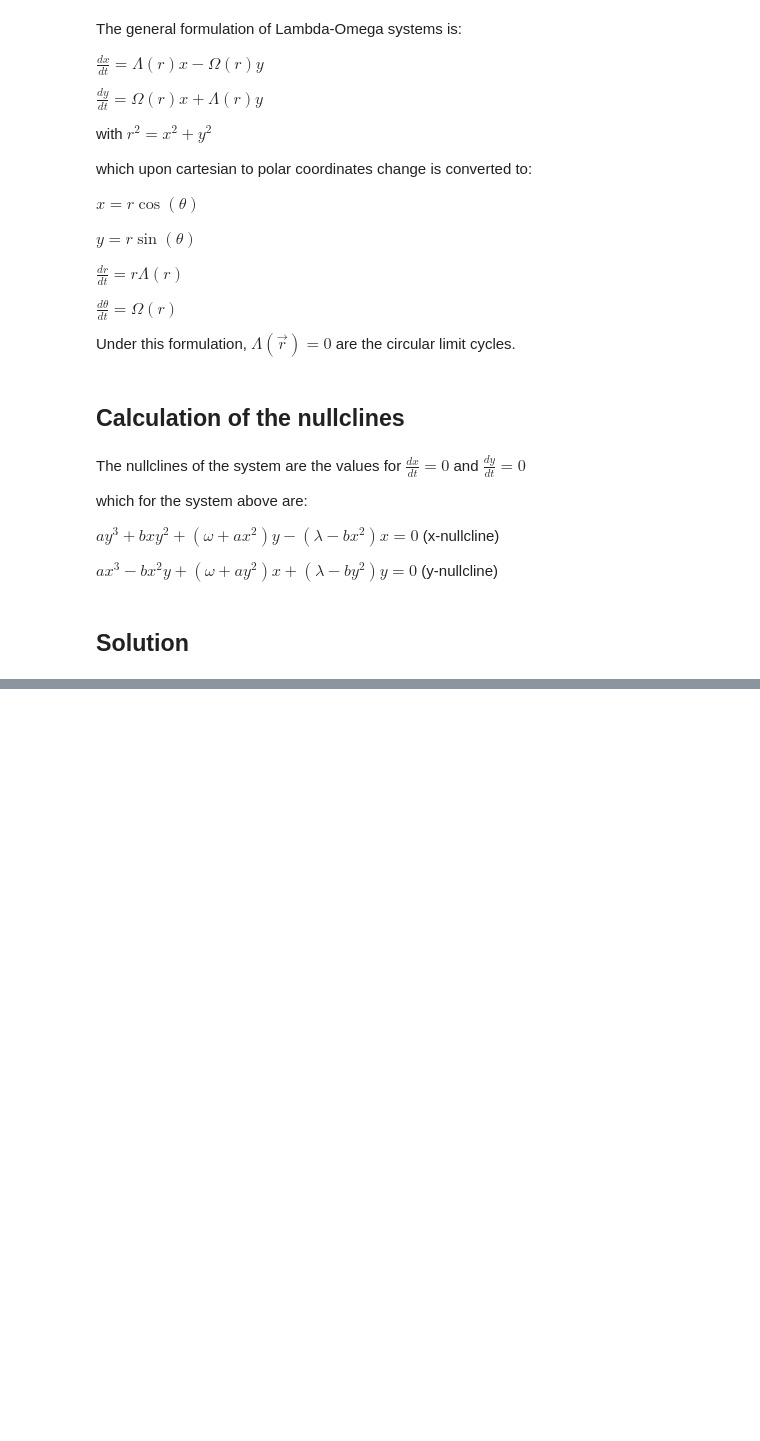
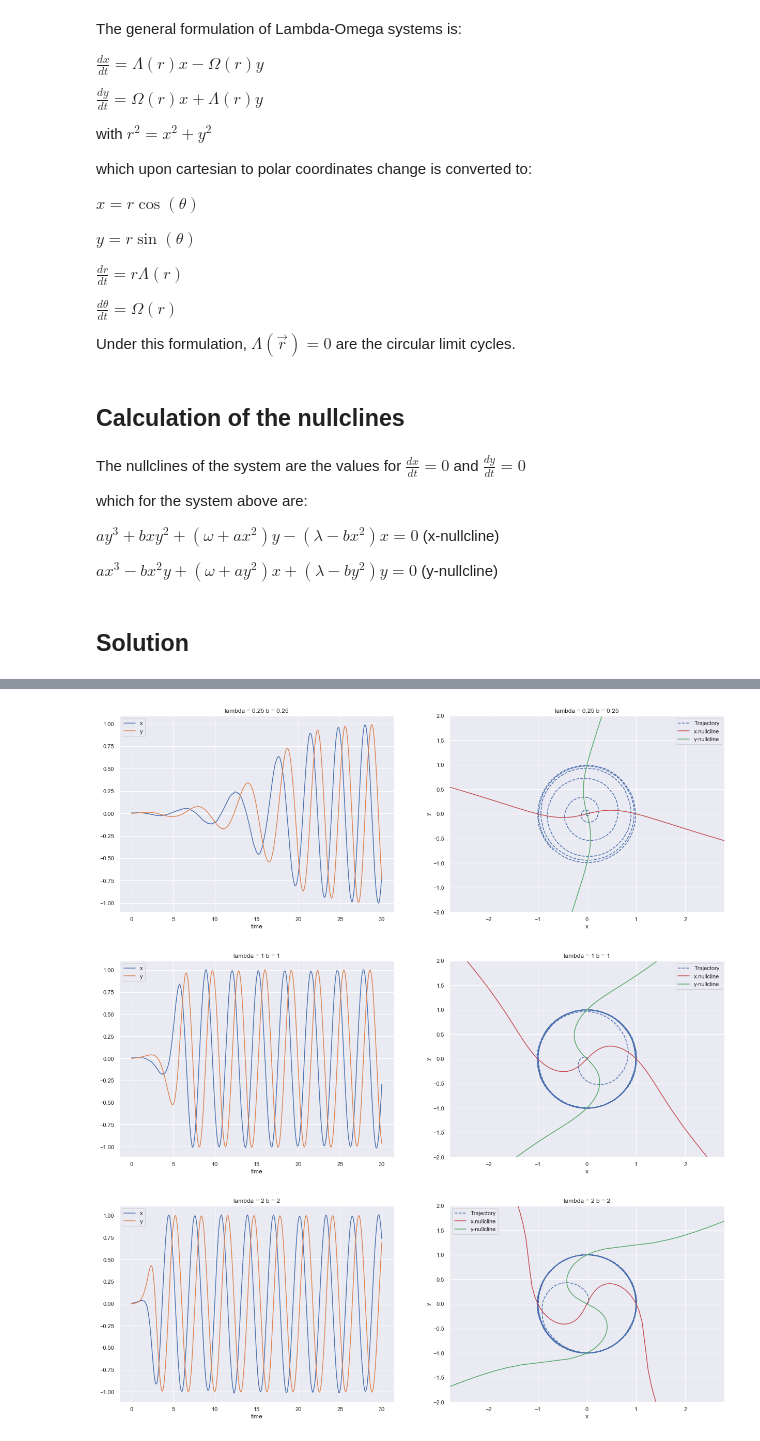
Before and after one commit to dbikiel/lambdaomega, a Jupyter notebook: Creating a Class for Lambda-Omega Systems for fast observation of the parameters effect.ipynb, the cells around one changed output, grey strips where cells are left out. Drawn from its saved outputs; the diff is of its cells as text; code cells hidden in the pictures; blank space fills up the shorter version.

```diff
--- a/Creating a Class for Lambda-Omega Systems for fast observation of the parameters effect.ipynb
+++ b/Creating a Class for Lambda-Omega Systems for fast observation of the parameters effect.ipynb
@@ -110,0 +196,40 @@ class LambdaOmega:
+# %%
+for i in [0.25, 1, 2]:
+    #initialize a system (l, o, a, b, D = 0)
+    lambda_omega = LambdaOmega2(i, 1, 1, i, 0.1)
+
+    ## Integrates the system (r_0, theta_0, tini, tfin, nsteps)
+    #t, dx_dt, dy_dt, x_t, y_t = lambda_omega.ode_solve(0.005, 0, 0, 30, 1000)
+
+    # Integrates the system (r_0, theta_0, tini, tfin, timestep)
+    t, dx_dt, dy_dt, x_t, y_t = lambda_omega.ode_solve(0.005, 0, 0, 30, 0.01)
+
+    # Calculates the nullclines up to extend
+    vals, x_nullcline, y_nullcline = lambda_omega.nullclines(extend = 3)
+
+    fig = plt.figure(figsize=(21,7))
+
+    #Trajectory
+    plt.subplot(1,2,1)
+    plt.title('lambda = ' + str(i) + ' b = ' + str(i))
+    plt.plot(t, x_t, label = 'x')
+    plt.plot(t, y_t, label = 'y')
+    plt.xlabel('time')
+    plt.legend();
+
+    #Nullclines
+    plt.subplot(1,2,2)
+    plt.title('lambda = ' + str(i) + ' b = ' + str(i))
+    plt.plot(x_t, y_t, 'b--', label = 'Trajectory')
+    plt.plot(vals,x_nullcline, 'r', label = 'x-nullcline')
+    plt.plot(y_nullcline, vals, 'g', label = 'y-nullcline');
+    plt.axis('equal')
+    plt.xlim(-2, 2)
+    plt.ylim(-2, 2)
+    plt.xlabel('x')
+    plt.ylabel('y')
+    plt.legend();
+# %% [output]
+[figure, added]
+[figure, added]
+[figure, added]
```
Also changed, not shown: parts of 33 cells of this notebook.
